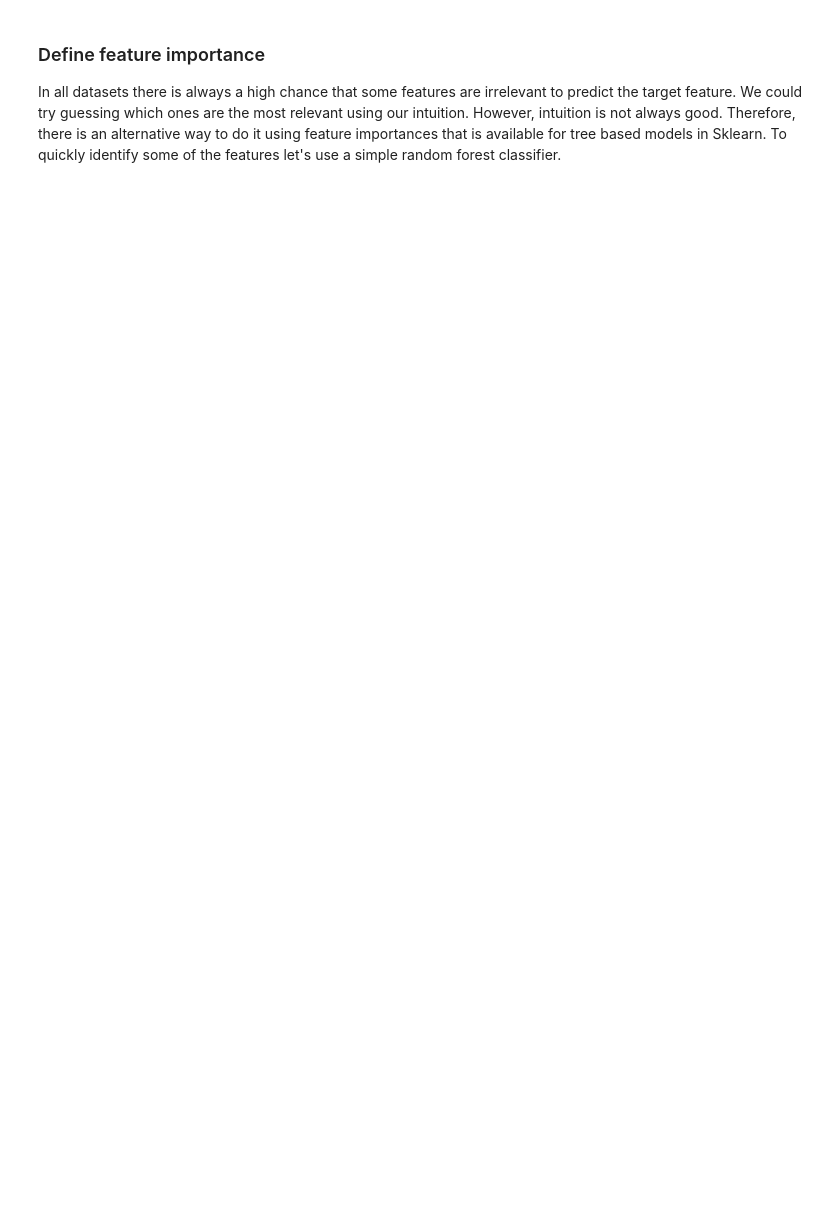
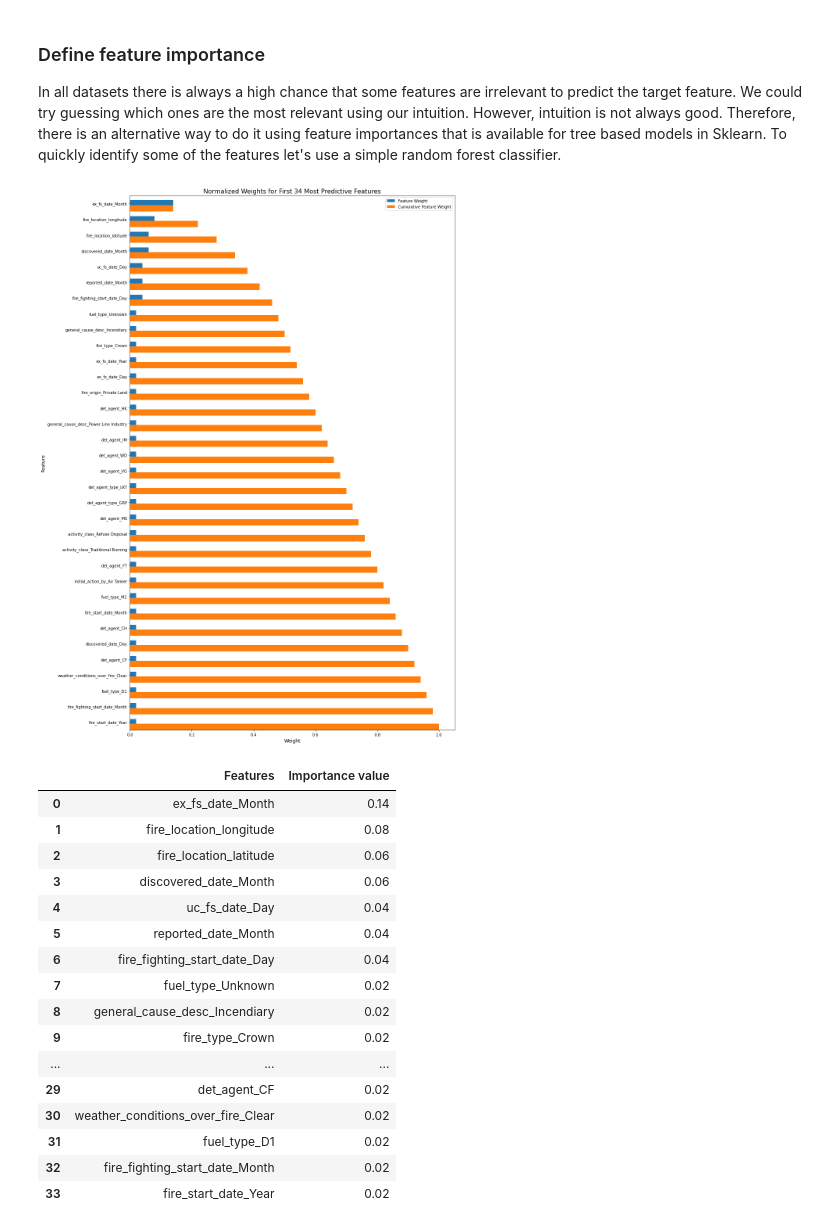
Before and after one commit to CheloGE/CARINO-wildfire_size_prediction, a Jupyter notebook: Wildfire_size_prediction.ipynb, the cells around one changed output. Drawn from its saved outputs; the diff is of its cells as text; code cells hidden in the pictures; blank space fills up the shorter version.

```diff
--- a/Wildfire_size_prediction.ipynb
+++ b/Wildfire_size_prediction.ipynb
@@ -467,0 +429,10 @@ Length: 172, dtype: object
+# %%
+# Extract y_train and X_train
+y_train = train_feng[['size_class']]
+X_train = train_feng.drop(['size_class', 'fire_number'], 1)
+# Extract and X_test
+X_test = test_feng.drop(['fire_number'], 1)
+# %%
+# One hot encode data
+X_train_ohe = pd.get_dummies(X_train)
+X_test_ohe = pd.get_dummies(X_test)
@@ -468,13 +443,36 @@ Length: 172, dtype: object
+# %%
+train_X, validation_X, train_y, validation_y = train_test_split(X_train_ohe, y_train,
+                                                                test_size=0.25, random_state=2,
+                                                                stratify=y_train)
 # %% [markdown]
 ### Define feature importance
 
 In all datasets there is always a high chance that some features are irrelevant to predict the target feature. We could try guessing which ones are the most relevant using our intuition. However, intuition is not always good. Therefore, there is an alternative way to do it using feature importances that is available for tree based models in Sklearn. To quickly identify some of the features let's use a simple random forest classifier.
 # %%
-model = RandomForestClassifier()
-model.fit(X_train, y_train)
+model = AdaBoostClassifier(random_state=42)
+model.fit(train_X.values, train_y.values.ravel())
 
-# TODO: Extract the feature importances using .feature_importances_
+# Extract the feature importances using .feature_importances_
 importances = model.feature_importances_
-
-# Plot
-vs.feature_plot(importances, X_train, y_train)
+# %%
+relevant_df = feature_plot(importances, train_X, train_y, top_k=34)
+relevant_df
+# %% [output]
+[figure, added]
+|  | Features | Importance value |
+| 0 | ex_fs_date_Month | 0.14 |
+| 1 | fire_location_longitude | 0.08 |
+| 2 | fire_location_latitude | 0.06 |
+| 3 | discovered_date_Month | 0.06 |
+| 4 | uc_fs_date_Day | 0.04 |
+| 5 | reported_date_Month | 0.04 |
+| 6 | fire_fighting_start_date_Day | 0.04 |
+| 7 | fuel_type_Unknown | 0.02 |
+| 8 | general_cause_desc_Incendiary | 0.02 |
+| 9 | fire_type_Crown | 0.02 |
+| ... | ... | ... |
+| 29 | det_agent_CF | 0.02 |
+| 30 | weather_conditions_over_fire_Clear | 0.02 |
+| 31 | fuel_type_D1 | 0.02 |
+| 32 | fire_fighting_start_date_Month | 0.02 |
+| 33 | fire_start_date_Year | 0.02 |
```
Also changed, not shown: parts of 31 cells of this notebook, 2 other files.
